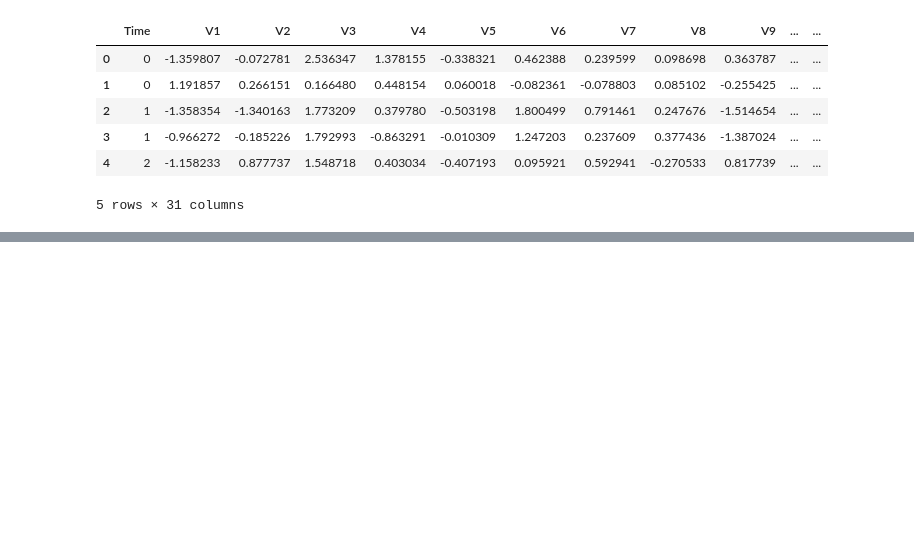
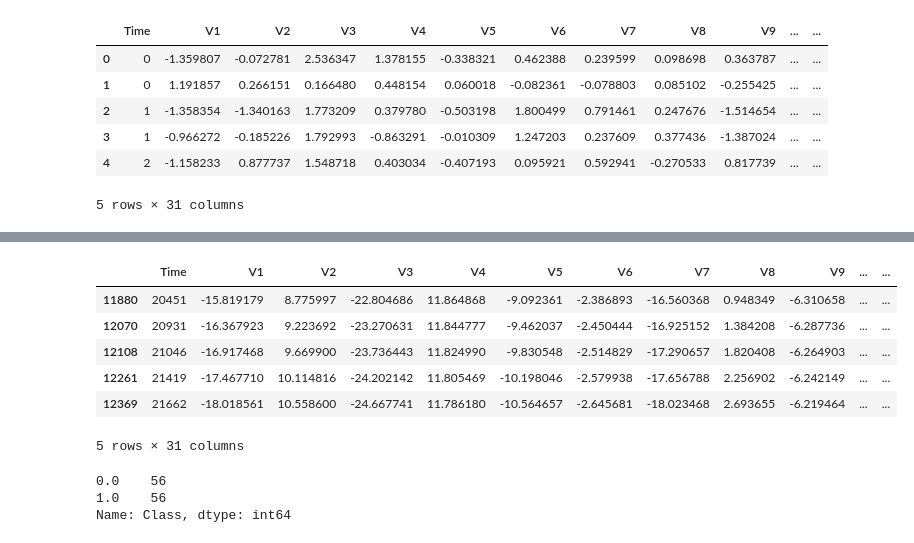
Before and after one commit to Aditi-Dobriyal/Creditcard1, a Jupyter notebook: creditcard_frauddetection.ipynb, the cells around one changed output, grey strips where cells are left out. Saved outputs shown, nothing was run; the diff lists cells and outputs as text; code cells hidden in the pictures; blank space fills up the shorter version.

```diff
--- a/creditcard_frauddetection.ipynb
+++ b/creditcard_frauddetection.ipynb
@@ -60,0 +116,16 @@ fraud=data[data.Class==1]
+# %%
+new_dataset.tail()
+# %% [output]
+|  | Time | V1 | V2 | V3 | V4 | V5 | V6 | V7 | V8 | V9 | ... | ... |
+| 11880 | 20451 | -15.819179 | 8.775997 | -22.804686 | 11.864868 | -9.092361 | -2.386893 | -16.560368 | 0.948349 | -6.310658 | ... | ... |
+| 12070 | 20931 | -16.367923 | 9.223692 | -23.270631 | 11.844777 | -9.462037 | -2.450444 | -16.925152 | 1.384208 | -6.287736 | ... | ... |
+| 12108 | 21046 | -16.917468 | 9.669900 | -23.736443 | 11.824990 | -9.830548 | -2.514829 | -17.290657 | 1.820408 | -6.264903 | ... | ... |
+| 12261 | 21419 | -17.467710 | 10.114816 | -24.202142 | 11.805469 | -10.198046 | -2.579938 | -17.656788 | 2.256902 | -6.242149 | ... | ... |
+| 12369 | 21662 | -18.018561 | 10.558600 | -24.667741 | 11.786180 | -10.564657 | -2.645681 | -18.023468 | 2.693655 | -6.219464 | ... | ... |
+5 rows × 31 columns
+# %%
+new_dataset['Class'].value_counts()
+# %% [output]
+0.0    56
+1.0    56
+Name: Class, dtype: int64
```
Also changed, not shown: parts of 10 cells of this notebook.
